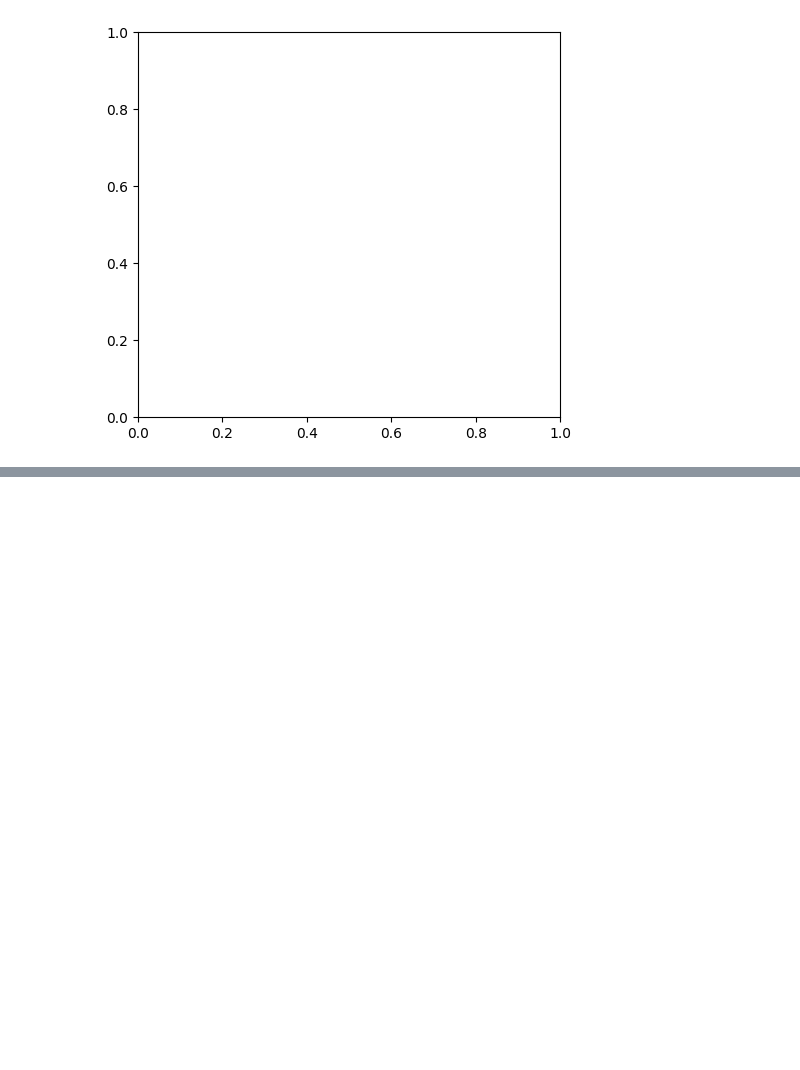
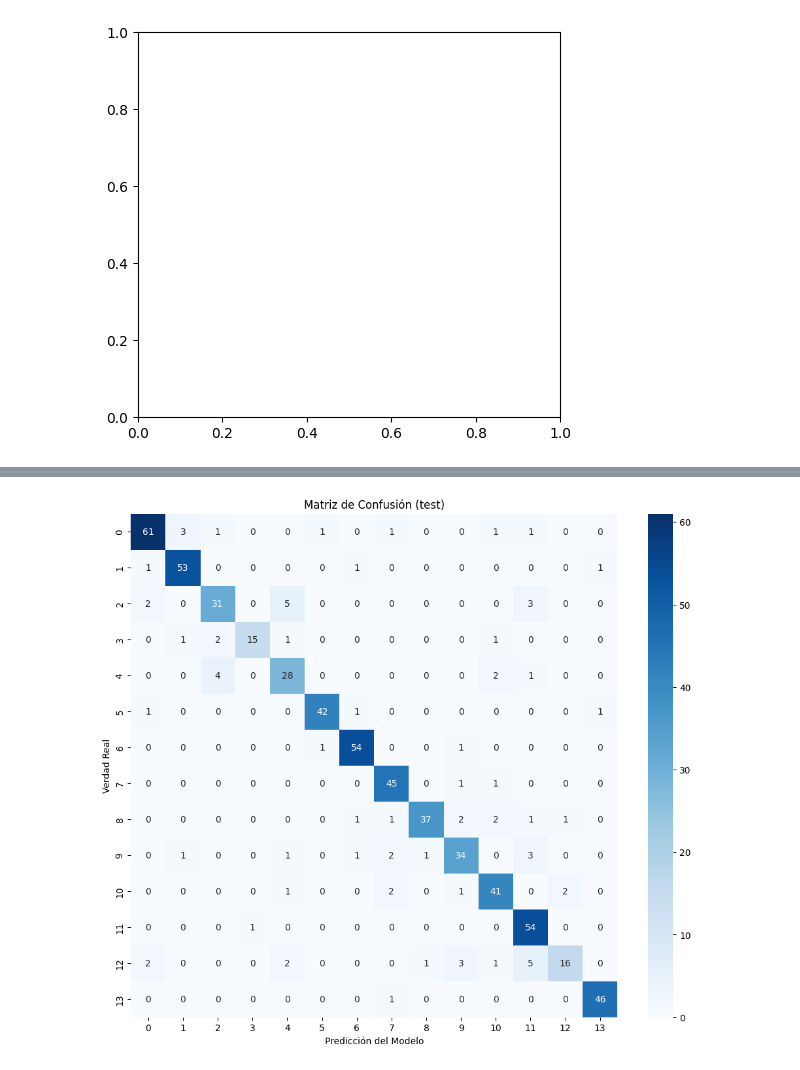
Before and after one commit to ivanperezdiaz829/neural_network, a Jupyter notebook: Network_Convolutional.ipynb, the cells around one changed output, grey strips where cells are left out. Drawn from its saved outputs; the diff is of its cells as text; code cells hidden in the pictures; blank space fills up the shorter version.

Commit message:
Convolutional base train with some tests.

```diff
--- a/Network_Convolutional.ipynb
+++ b/Network_Convolutional.ipynb
@@ -102,7 +106,7 @@ val_transform = transforms.Compose([
 ])
 
 # Esta clase ahora funcionará porque leerá los CSVs que acabamos de crear.
-class YOLODataset(Dataset):
+class DataSet(Dataset):
     def __init__(self, archivo_csv, directorio_imagenes, transform=None):
         self.directorio_imagenes = directorio_imagenes
         self.transform = transform
@@ -174,16 +180,16 @@ for label in splits_names:
         else:
             transform_actual = val_transform
 
-        dataset_yolo = YOLODataset(archivo_csv=ruta_csv,
+        dataset = DataSet(archivo_csv=ruta_csv,
                                    directorio_imagenes=ruta_imgs,
                                    transform=transform_actual)
-        if len(dataset_yolo) > 0:
-            print(f"  - Tipo de objeto creado: {type(dataset_yolo)}")
-            print(f"  - Número total de imágenes: {len(dataset_yolo)}")
+        if len(dataset) > 0:
+            print(f"  - Tipo de objeto creado: {type(dataset)}")
+            print(f"  - Número total de imágenes: {len(dataset)}")
 
-            datasets[label] = dataset_yolo
+            datasets[label] = dataset
             dataloaders[label] = DataLoader(
-                dataset_yolo,
+                dataset,
                 batch_size=BATCH_SIZE,
                 shuffle=(label == 'train'),
                 num_workers=0)
@@ -560,0 +544,67 @@ Accuracy: 51.65%
+# %%
+# 1. Configuración inicial (Usa la misma función que definiste antes)
+device = torch.device("cuda" if torch.cuda.is_available() else "cpu")
+model = create_model(num_classes=14)
+
+# 2. Cargar los pesos aprendidos (best_model.pth)
+ruta_modelo = 'best_model.pth'
+if os.path.exists(ruta_modelo):
+    model.load_state_dict(torch.load(ruta_modelo, map_location=device))
+    print("✅ Pesos de 'best_model.pth' cargados exitosamente.")
+else:
+    print("❌ Error: No encuentro 'best_model.pth'. Asegúrate de que el archivo esté en la carpeta.")
+
+model = model.to(device)
+model.eval() # IMPORTANTE: Poner en modo evaluación
+
+# 3. Elegir qué datos usar para la prueba
+nombre_split = 'test' if 'test' in dataloaders else 'valid'
+loader_prueba = dataloaders[nombre_split]
+print(f"Evaluando usando el conjunto de: {nombre_split}")
+
+# 4. Ejecutar predicciones
+all_preds = []
+all_labels = []
+
+print("Generando predicciones...")
+with torch.no_grad(): # Apagamos el cálculo de gradientes para ir rápido
+    for images, labels in loader_prueba:
+        if -1 in labels: continue # Ignorar etiquetas inválidas si las hay
+
+        images = images.to(device)
+        labels = labels.to(device)
+
+        outputs = model(images)
+        _, preds = torch.max(outputs, 1)
+
+        all_preds.extend(preds.cpu().numpy())
+        all_labels.extend(labels.cpu().numpy())
+
+# 5. Calcular métricas
+print("\n" + "="*30)
+print(" RESULTADOS DE LA EVALUACIÓN")
+print("="*30)
+
+# Reporte numérico detallado
+nombres_clases = [str(i) for i in range(14)] # Por defecto 0 al 13
+
+print(classification_report(all_labels, all_preds, target_names=nombres_clases))
+
+# 6. Generar y GUARDAR Matriz de Confusión
+cm = confusion_matrix(all_labels, all_preds)
+plt.figure(figsize=(12, 10)) # Hacemos la figura un poco más grande
+
+# Dibujar el mapa de calor
+sns.heatmap(cm, annot=True, fmt='d', cmap='Blues',
+            xticklabels=nombres_clases, yticklabels=nombres_clases)
+
+plt.xlabel('Predicción del Modelo')
+plt.ylabel('Verdad Real')
+plt.title(f'Matriz de Confusión ({nombre_split})')
+
+nombre_matriz = 'matriz_confusion.png'
+plt.savefig(nombre_matriz, dpi=300, bbox_inches='tight')
+print(f"Matriz de confusión guardada como: {nombre_matriz}")
+
+plt.show()
+# %% [output]
@@ -560,0 +628 @@ Accuracy: 51.65%
+[figure, added]
```
Also changed, not shown: parts of 16 cells of this notebook, 1 other file.
